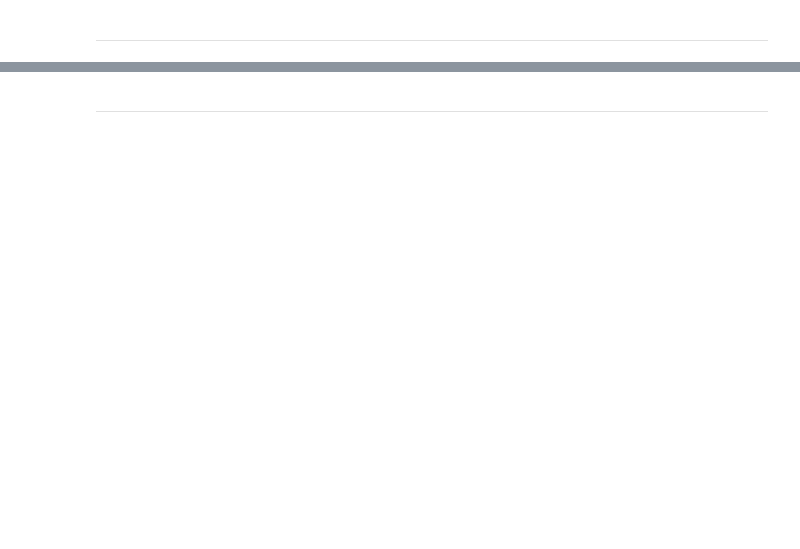
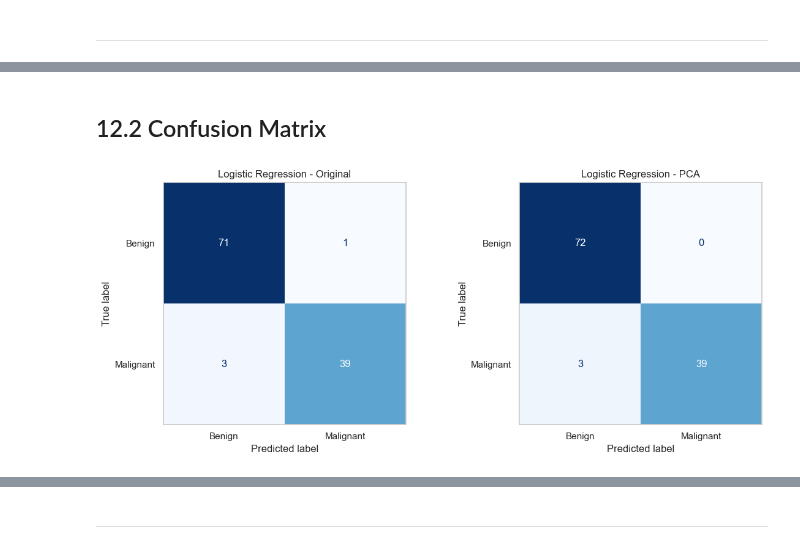
Before and after one commit to sati2799/breast-cancer-classification-ml, a Jupyter notebook: notebooks/breast_cancer_classification.ipynb, the cells around one changed output, grey strips where cells are left out. Cells and saved outputs as stored; diff of their text form; code cells hidden in the pictures; blank space fills up the shorter version.

```diff
--- a/notebooks/breast_cancer_classification.ipynb
+++ b/notebooks/breast_cancer_classification.ipynb
@@ -843,14 +703,0 @@ Formula = True Positives / (True Positives + False Positives)
-# %%
-summary_rows = []
-
-for name, report in reports.items():
-    summary_rows.append({
-        "Model": name,
-        "Accuracy": report["accuracy"],                               # Overall prediction accuracy
-        "Precision (weighted)": report["weighted avg"]["precision"],  # Weighted precision across classes
-        "Recall (weighted)": report["weighted avg"]["recall"],        # Weighted recall across classes
-        "F1-score (weighted)": report["weighted avg"]["f1-score"]     # Balanced performance metric
-    })
-
-summary_df = pd.DataFrame(summary_rows)
-display(summary_df.round(3))
@@ -875,0 +966,27 @@ Overall, Logistic Regression and SVM appear to be the most reliable models for t
+# %% [markdown]
+## 12.2 Confusion Matrix
+# %%
+fig, axes = plt.subplots(1, 2, figsize=(12, 5))
+
+for ax, (name, predictions) in zip(
+    axes,
+    test_predictions.items()
+):
+
+    ConfusionMatrixDisplay.from_predictions(
+        y_test,
+        predictions,
+        labels=[0, 1],
+        display_labels=["Benign", "Malignant"],
+        cmap="Blues",
+        colorbar=False,
+        ax=ax
+    )
+
+    ax.set_title(name)
+    ax.grid(False)
+
+plt.tight_layout()
+plt.show()
+# %% [output]
+[figure, added]
```
Also changed, not shown: parts of 48 cells of this notebook.
